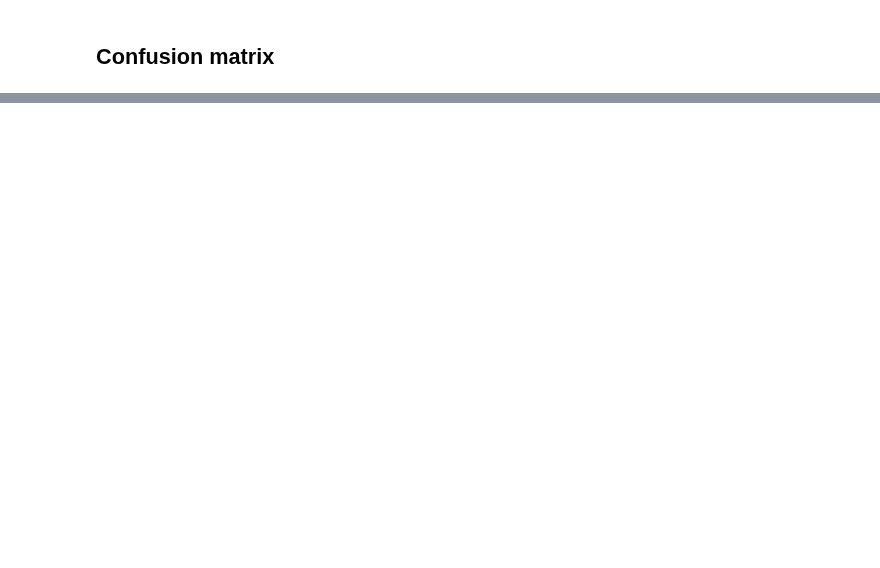
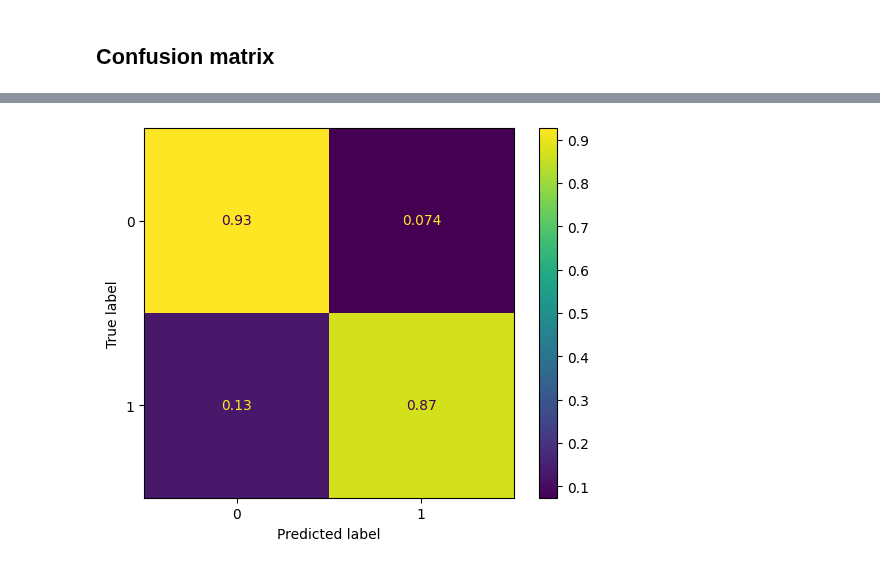
Before and after one commit to lengocluyen/relation_extraction_textmine25, a Jupyter notebook: defi_textmine_2025/mth2_hasrelation_whatrelation/step1_hasrelation.ipynb, the cells around one changed output, grey strips where cells are left out. Cells and saved outputs as stored; diff of their text form; code cells hidden in the pictures; blank space fills up the shorter version.

```diff
--- a/defi_textmine_2025/mth2_hasrelation_whatrelation/step1_hasrelation.ipynb
+++ b/defi_textmine_2025/mth2_hasrelation_whatrelation/step1_hasrelation.ipynb
@@ -824,0 +468,7 @@ tokenizer.decode(samples['input_ids'][2])
+# %%
+cm = confusion_matrix(y_true=val_y_true, y_pred=val_y_pred, normalize='true')
+disp = ConfusionMatrixDisplay(confusion_matrix=cm)
+disp.plot()
+plt.show()
+# %% [output]
+[figure, added]
```
Also changed, not shown: parts of 130 cells of this notebook, 4 other files.
